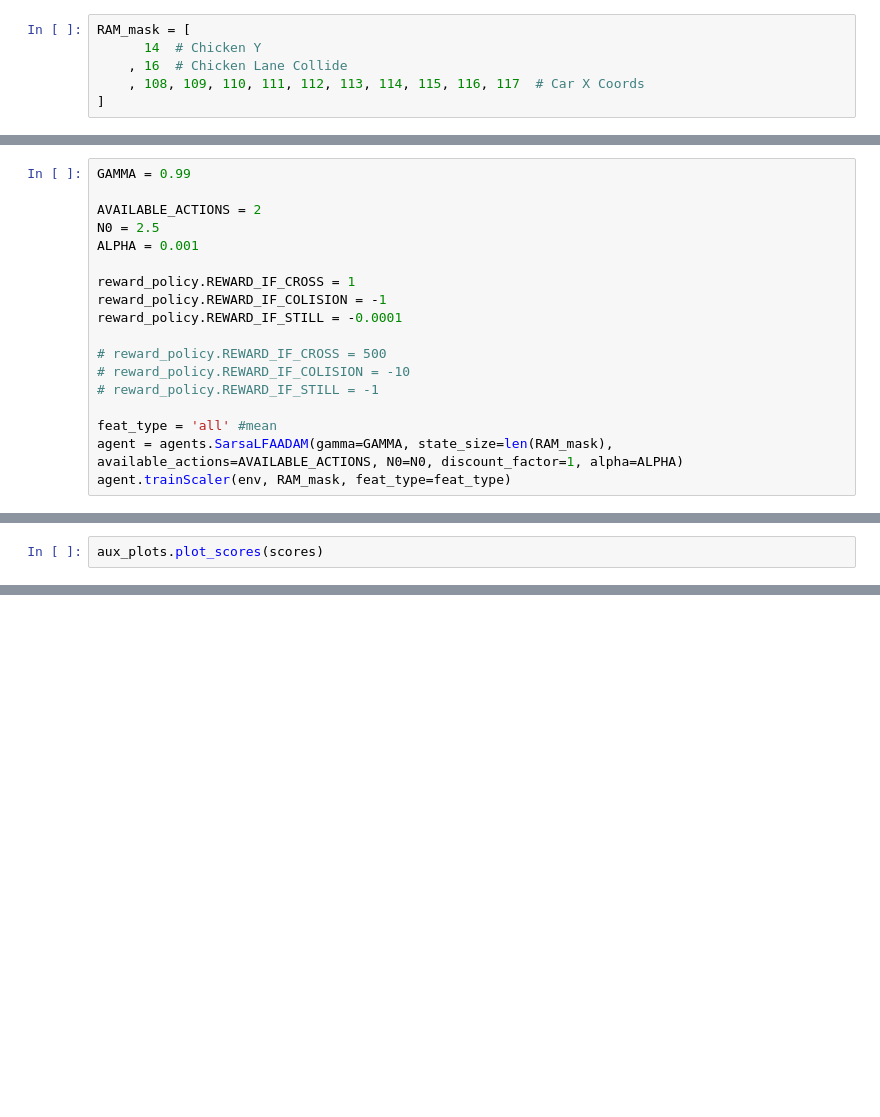
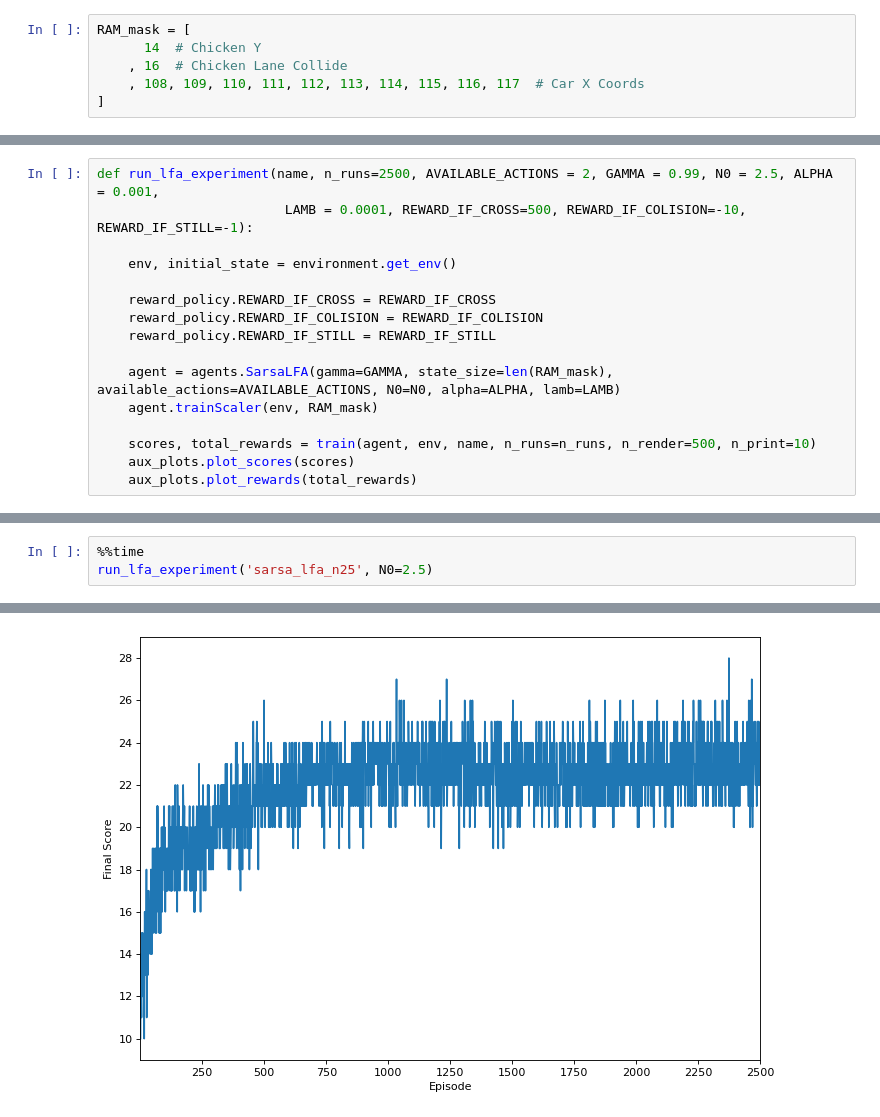
Before and after one commit to DionisiusMayr/FreewayGame, a Jupyter notebook: leonardo/sarsa_lfa.ipynb, the cells around one changed output, grey strips where cells are left out. Cells and saved outputs as stored; diff of their text form; blank space fills up the shorter version.

Commit message:
experiments done

```diff
--- a/leonardo/sarsa_lfa.ipynb
+++ b/leonardo/sarsa_lfa.ipynb
@@ -59,18 +111,16 @@ env, initial_state = environment.get_env()
 # %%
-GAMMA = 0.99
+def run_lfa_experiment(name, n_runs=2500, AVAILABLE_ACTIONS = 2, GAMMA = 0.99, N0 = 2.5, ALPHA = 0.001,
+                        LAMB = 0.0001, REWARD_IF_CROSS=500, REWARD_IF_COLISION=-10, REWARD_IF_STILL=-1):
 
-AVAILABLE_ACTIONS = 2
-N0 = 2.5
-ALPHA = 0.001
+    env, initial_state = environment.get_env()
 
-reward_policy.REWARD_IF_CROSS = 1
-reward_policy.REWARD_IF_COLISION = -1
-reward_policy.REWARD_IF_STILL = -0.0001
+    reward_policy.REWARD_IF_CROSS = REWARD_IF_CROSS
+    reward_policy.REWARD_IF_COLISION = REWARD_IF_COLISION
+    reward_policy.REWARD_IF_STILL = REWARD_IF_STILL
 
-# reward_policy.REWARD_IF_CROSS = 500
-# reward_policy.REWARD_IF_COLISION = -10
-# reward_policy.REWARD_IF_STILL = -1
+    agent = agents.SarsaLFA(gamma=GAMMA, state_size=len(RAM_mask), available_actions=AVAILABLE_ACTIONS, N0=N0, alpha=ALPHA, lamb=LAMB)
+    agent.trainScaler(env, RAM_mask)
 
-feat_type = 'all' #mean
-agent = agents.SarsaLFAADAM(gamma=GAMMA, state_size=len(RAM_mask), available_actions=AVAILABLE_ACTIONS, N0=N0, discount_factor=1, alpha=ALPHA)
-agent.trainScaler(env, RAM_mask, feat_type=feat_type)
+    scores, total_rewards = train(agent, env, name, n_runs=n_runs, n_render=500, n_print=10)
+    aux_plots.plot_scores(scores)
+    aux_plots.plot_rewards(total_rewards)
@@ -140,2 +127,4 @@ Run [ 120] - Total reward:  -56.06 Mean scores: 16.49 Means Scores[:-10]: 19.10
-# %%
-aux_plots.plot_scores(scores)
+# %%
+%%time
+run_lfa_experiment('sarsa_lfa_n25', N0=2.5)
+# %% [output]
@@ -141,0 +148 @@ aux_plots.plot_scores(scores)
+[figure, added]
```
Also changed, not shown: parts of 6 cells of this notebook, 49 other files.
